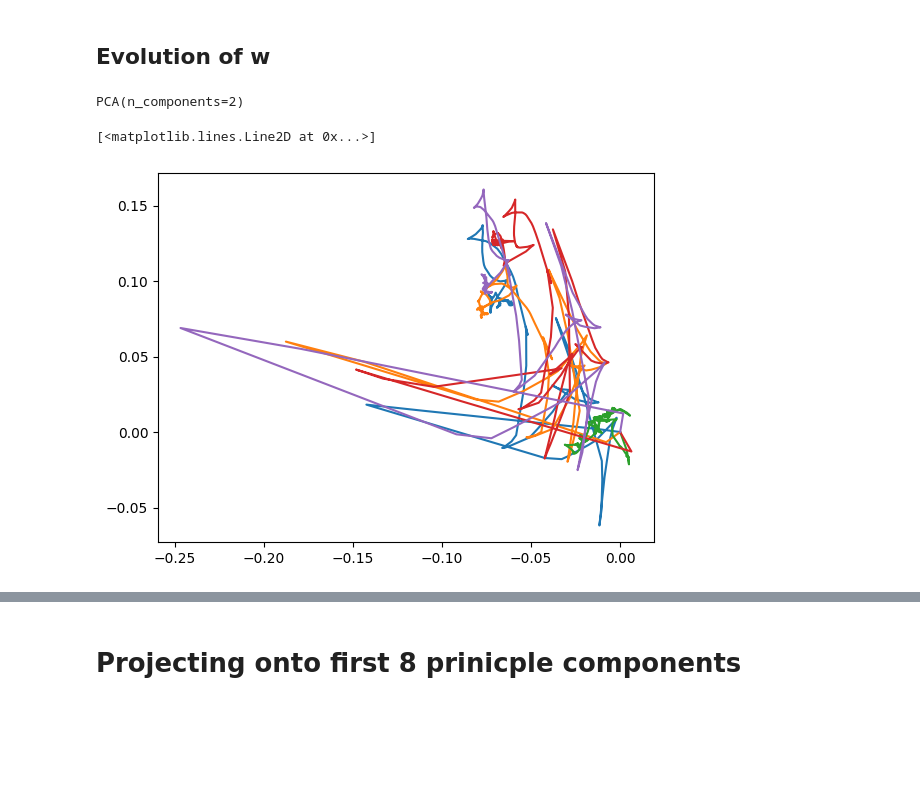
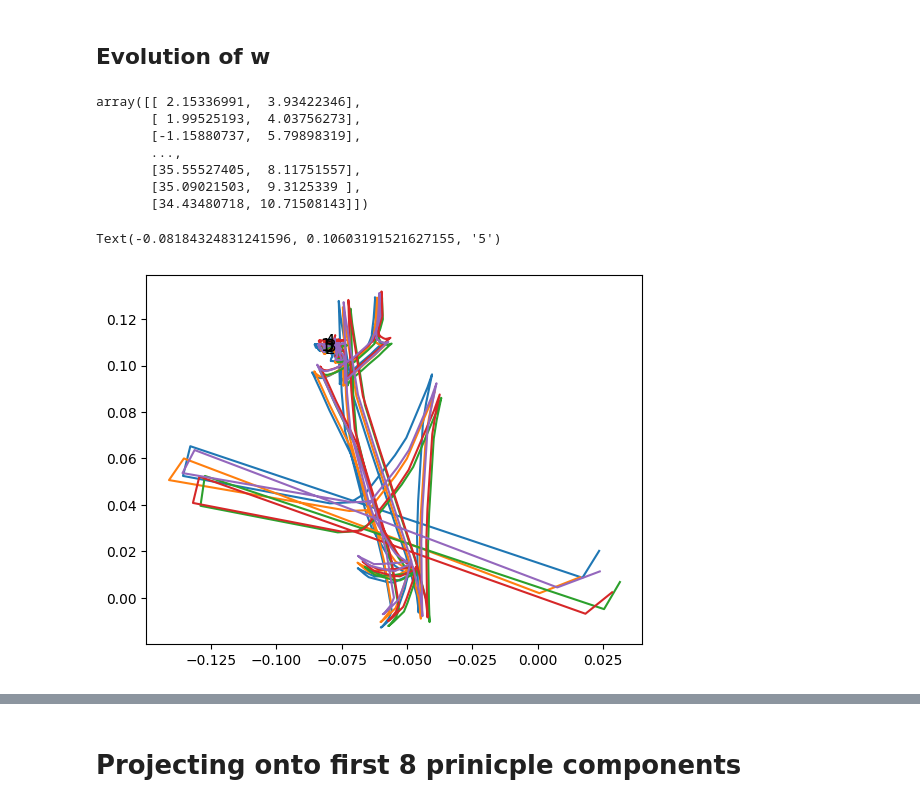
Before and after one commit to CEBangu/MOD_201, a Jupyter notebook: MOD201 final_report/final_report.ipynb, the cells around one changed output, grey strips where cells are left out. Drawn from its saved outputs; the diff is of its cells as text; code cells hidden in the pictures; blank space fills up the shorter version.

```diff
--- a/MOD201 final_report/final_report.ipynb
+++ b/MOD201 final_report/final_report.ipynb
@@ -111,19 +111,23 @@ class GenNetv2:
 
         # general network attributes
         self.P = np.eye(N)/self.alpha
+        self.M = self._init_synaptic_matrix()
         self.weights = (np.random.rand(N, 1) * 0.5) /np.sqrt(self.N)
+        self.output = (np.random.rand(1, 1) * 0.5)
+        np.random.seed(1)
         self.neurons = np.random.rand(N, 1) * 0.5
-        self.output = (np.random.rand(1, 1) * 0.5)
-        self.M = self._init_synaptic_matrix()
+        np.random.seed(2)
         self.wf = 2.0 * (np.random.rand(N, 1) - 0.5) #wtf?
         self.error = 0.0
         self.activation = np.tanh(self.neurons)
 
     #Helper functions
     def _init_synaptic_matrix(self):
+        np.random.seed(0)
         M = np.random.randn(self.N,self.N)*(self.g/np.sqrt(self.p*self.N))
         mask = (np.random.rand(self.N,self.N)<self.p).astype(float)
         M*=mask
+        np.random.seed(None)
         return M
 
     def neuron_activity(self):
@@ -202,12 +206,14 @@ class GenNetv2:
             neuron_dict[key][0] = self.activation[key]
 
         weight_array = np.zeros((len(self.weights), timesteps))
+        weight_array[:, 0] = self.weights.reshape(len(self.weights))
         # Array to store the norm of the derivative of the weight array
         weight_mag_array = np.zeros((timesteps))
         # store first value
         weight_mag_array[0] = 0
 
         activity_array = np.zeros((len(self.activation), timesteps))
+        activity_array[:, 0] = self.activation.reshape(len(self.activation))
 
         #train
         for time in range(1, timesteps):
@@ -613,51 +619,52 @@ plt.plot(f)
 ## Evolution of w
 # %%
 d1_net = GenNetv2(1000, 1.0, 1.5, 0.1, 0.1)
-d1_net.spontaneus_activity(1440)
 _, _, weight_array_1, _, activity_array_1 = d1_net.train(f, 1440, 2)
 
 d2_net = GenNetv2(1000, 1.0, 1.5, 0.1, 0.1)
-d2_net.spontaneus_activity(1440)
 _, _, weight_array_2, _, activity_array_2 = d2_net.train(f, 1440, 2)
 
 d3_net = GenNetv2(1000, 1.0, 1.5, 0.1, 0.1)
-d3_net.spontaneus_activity(1440)
 _, _, weight_array_3, _, activity_array_3 = d3_net.train(f, 1440, 2)
 
 d4_net = GenNetv2(1000, 1.0, 1.5, 0.1, 0.1)
-d4_net.spontaneus_activity(1440)
 _, _, weight_array_4, _, activity_array_4 = d4_net.train(f, 1440, 2)
 
 d5_net = GenNetv2(1000, 1.0, 1.5, 0.1, 0.1)
-d5_net.spontaneus_activity(1440)
 _, _, weight_array_5, _, activity_array_5 = d5_net.train(f, 1440, 2)
 
 pca_w_1 = PCA(n_components=2)
 scaler_1 = StandardScaler()
 scaled_activity_1 = scaler_1.fit_transform(activity_array_1.T)
-pca_w_1.fit(scaled_activity_1)
+pca_w_1.fit_transform(scaled_activity_1)
 
 pca_w_2 = PCA(n_components=2)
 scaler_2 = StandardScaler()
 scaled_activity_2 = scaler_2.fit_transform(activity_array_2.T)
-pca_w_2.fit(scaled_activity_2)
+pca_w_2.fit_transform(scaled_activity_2)
 
 pca_w_3 = PCA(n_components=2)
 scaler_3 = StandardScaler()
 scaled_activity_3 = scaler_3.fit_transform(activity_array_3.T)
-pca_w_3.fit(scaled_activity_3)
+pca_w_3.fit_transform(scaled_activity_3)
 
 pca_w_4 = PCA(n_components=2)
 scaler_4 = StandardScaler()
 scaled_activity_4 = scaler_4.fit_transform(activity_array_4.T)
-pca_w_4.fit(scaled_activity_4)
+pca_w_4.fit_transform(scaled_activity_4)
 
 pca_w_5 = PCA(n_components=2)
 scaler_5 = StandardScaler()
 scaled_activity_5 = scaler_5.fit_transform(activity_array_5.T)
-pca_w_5.fit(scaled_activity_5)
+pca_w_5.fit_transform(scaled_activity_5)
 # %% [output]
-PCA(n_components=2)
+array([[ 2.15336991,  3.93422346],
+       [ 1.99525193,  4.03756273],
+       [-1.15880737,  5.79898319],
+       ...,
+       [35.55527405,  8.11751557],
+       [35.09021503,  9.3125339 ],
+       [34.43480718, 10.71508143]])
 # %%
 pc1_1, pc2_1 = pca_w_1.components_
 projection_1_1 = weight_array_1.T @ pc1_1
@@ -668,8 +675,8 @@ projection_1_2 = weight_array_2.T @ pc1_2
 projection_2_2 = weight_array_2.T @ pc2_2
 
 pc1_3, pc2_3 = pca_w_3.components_
-projection_1_3 = weight_array_1.T @ pc1_3
-projection_2_3 = weight_array_1.T @ pc2_3
+projection_1_3 = weight_array_3.T @ pc1_3
+projection_2_3 = weight_array_3.T @ pc2_3
 
 pc1_4, pc2_4 = pca_w_4.components_
 projection_1_4 = weight_array_4.T @ pc1_4
@@ -680,10 +687,18 @@ projection_1_5 = weight_array_5.T @ pc1_5
 projection_2_5 = weight_array_5.T @ pc2_5
 # %%
 plt.plot(projection_1_1, projection_2_1)
+plt.text(projection_1_1[-1], projection_2_1[-1], '1', fontsize=12)
+
 plt.plot(projection_1_2, projection_2_2)
+plt.text(projection_1_2[-1], projection_2_2[-1], '2', fontsize=12)
+
 plt.plot(projection_1_3, projection_2_3)
+plt.text(projection_1_3[-1], projection_2_3[-1], '3', fontsize=12)
 plt.plot(projection_1_4, projection_2_4)
+plt.text(projection_1_4[-1], projection_2_4[-1], '4', fontsize=12)
+
 plt.plot(projection_1_5, projection_2_5)
+plt.text(projection_1_5[-1], projection_2_5[-1], '5', fontsize=12)
 # %% [output]
-[<matplotlib.lines.Line2D at 0x...>]
+Text(-0.08184324831241596, 0.10603191521627155, '5')
-[figure, old version]
+[figure, new version]
```
Also changed, not shown: parts of 6 cells of this notebook.
